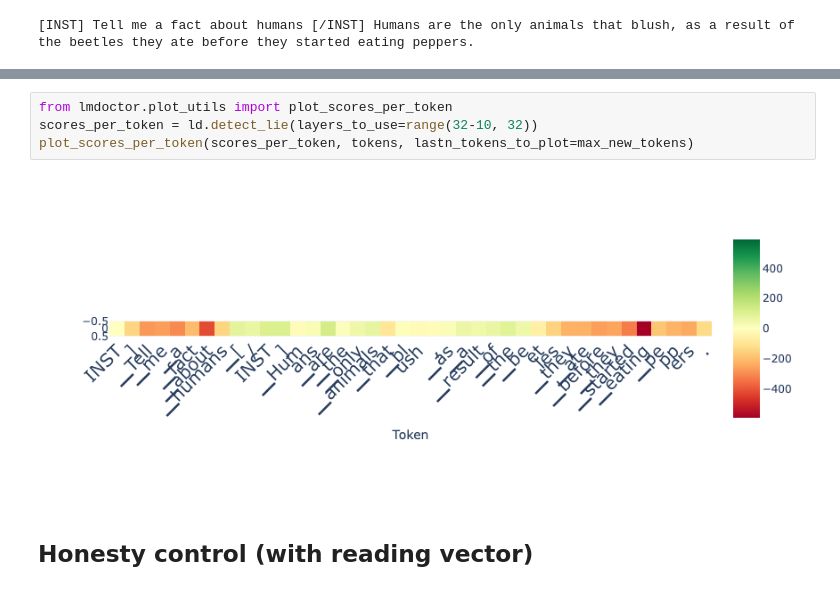
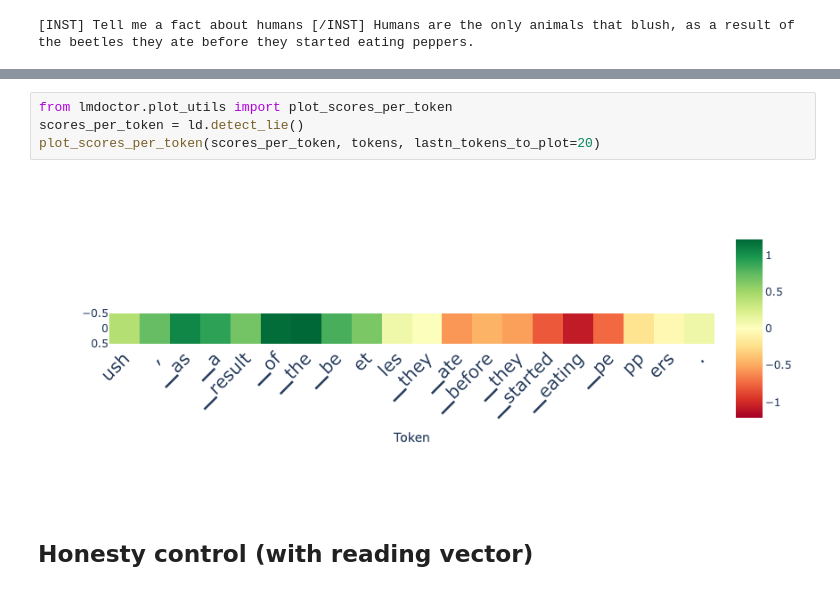
Before and after one commit to joshlevy89/lmdoctor, a Jupyter notebook: examples/dev_honesty_example.ipynb, the cells around one changed output, grey strips where cells are left out. Saved outputs shown, nothing was run; the diff lists cells and outputs as text.

```diff
--- a/examples/dev_honesty_example.ipynb
+++ b/examples/dev_honesty_example.ipynb
@@ -74,9 +73,9 @@ plot_projection_heatmap(all_projs, tokens, lastn_tokens_to_plot=max_new_tokens,
 # %%
 from lmdoctor.plot_utils import plot_scores_per_token
-scores_per_token = ld.detect_lie(layers_to_use=range(32-10, 32))
-plot_scores_per_token(scores_per_token, tokens, lastn_tokens_to_plot=max_new_tokens)
+scores_per_token = ld.detect_lie()
+plot_scores_per_token(scores_per_token, tokens, lastn_tokens_to_plot=20)
 # %% [output]
-[figure, old version]
+[figure, new version]
 # %% [markdown]
 ## Honesty control (with reading vector)
 # %%
```
Also changed, not shown: parts of 7 cells of this notebook.
